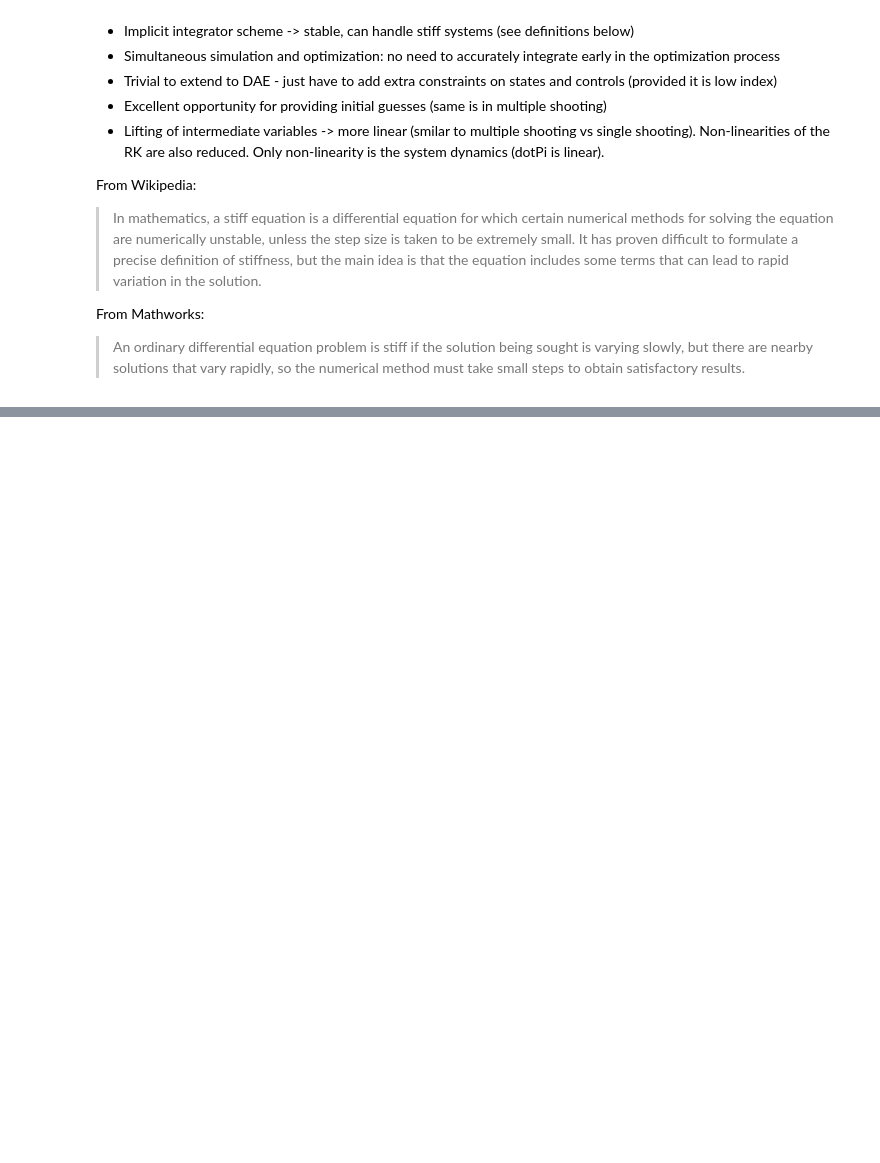
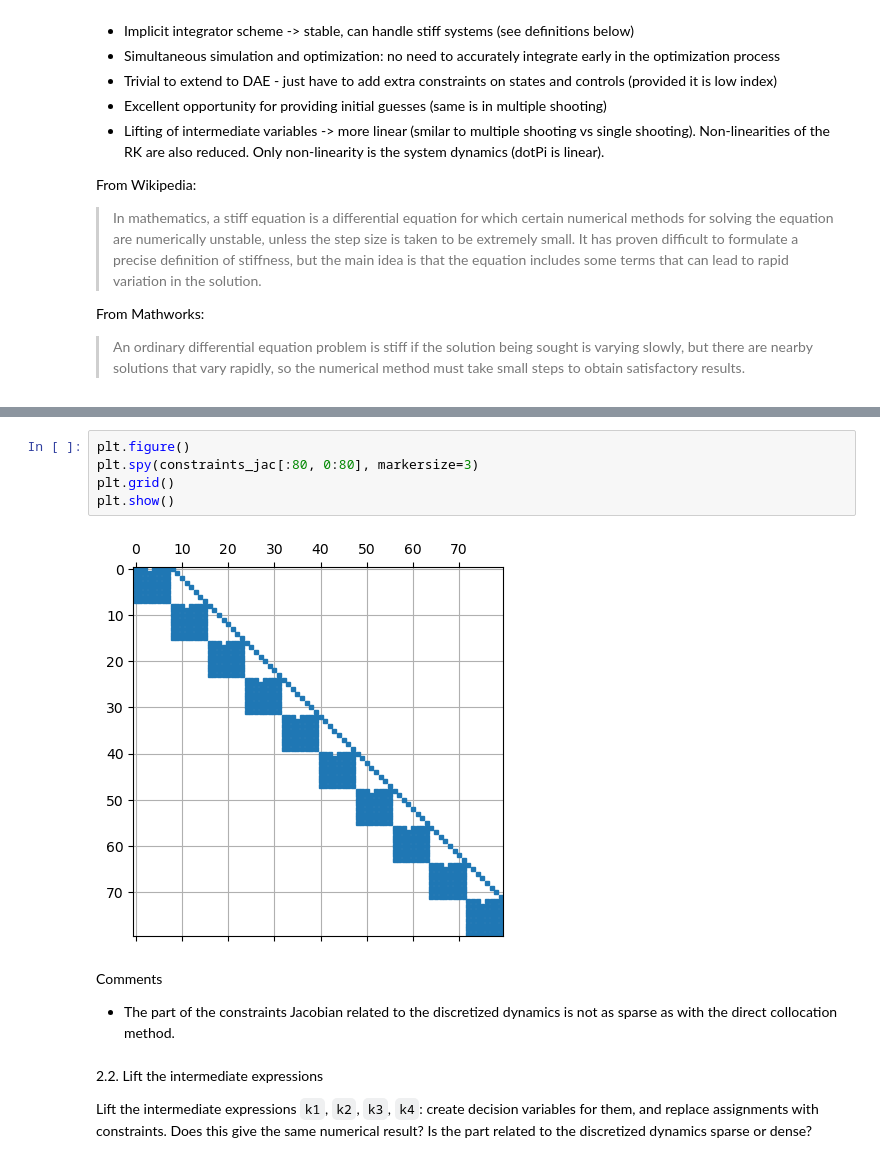
Before and after one commit to billtubbs/casadi-examples, a Jupyter notebook: 12-Direct-Collocation.ipynb, the cells around one changed output, grey strips where cells are left out. Drawn from its saved outputs; the diff is of its cells as text; blank space fills up the shorter version.

Commit message:
Part 12. Ex 2.1 complete.

```diff
--- a/12-Direct-Collocation.ipynb
+++ b/12-Direct-Collocation.ipynb
@@ -449,0 +536,15 @@ From Mathworks:
+# %%
+plt.figure()
+plt.spy(constraints_jac[:80, 0:80], markersize=3)
+plt.grid()
+plt.show()
+# %% [output]
+[figure, added]
+# %% [markdown]
+Comments
+ - The part of the constraints Jacobian related to the discretized dynamics is not as sparse as with the direct collocation method.
+# %% [markdown]
+2.2. Lift the intermediate expressions
+
+Lift the intermediate expressions `k1`, `k2`, `k3`, `k4`: create decision variables for them, and replace assignments with constraints.
+Does this give the same numerical result? Is the part related to the discretized dynamics sparse or dense?
```
Also changed, not shown: parts of 26 cells of this notebook, 3 other files.
